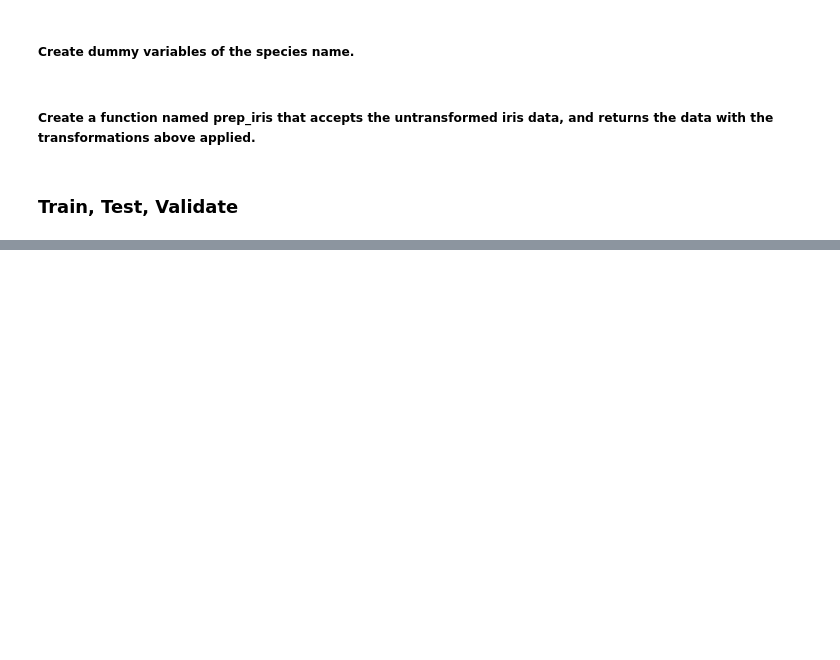
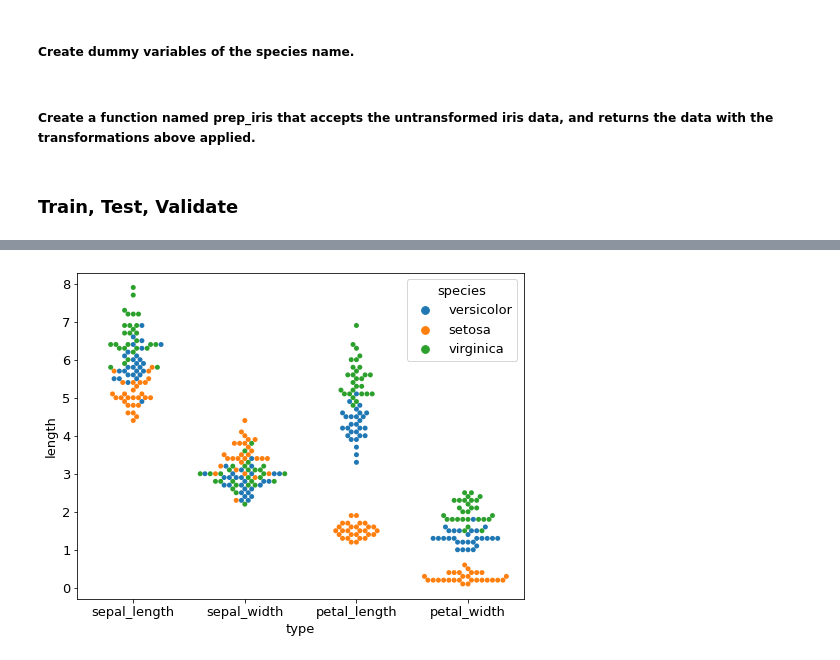
Before and after one commit to DBerchelmann/classification-exercises, a Jupyter notebook: classification_exercises.ipynb, the cells around one changed output, grey strips where cells are left out. Saved outputs shown, nothing was run; the diff lists cells and outputs as text; code cells hidden in the pictures; blank space fills up the shorter version.

```diff
--- a/classification_exercises.ipynb
+++ b/classification_exercises.ipynb
@@ -305,0 +346,2 @@ def prep_iris_data():
+# %%
+train, validate, test = prepare.prep_iris_data()
@@ -305,0 +363,2 @@ def prep_iris_data():
+# %%
+train.drop(columns = ['species_setosa', 'species_versicolor', 'species_virginica'], inplace = True)
@@ -305,0 +374,2 @@ def prep_iris_data():
+# %%
+train_melt = train.melt(id_vars=['species'], var_name='type', value_name = 'length')
@@ -305,0 +392,12 @@ def prep_iris_data():
+# %%
+plt.figure(figsize=(8,6))
+p = sns.swarmplot(
+    x="type",
+    y="length",
+    hue="species",
+    data=train_melt,
+)
+
+plt.show()
+# %% [output]
+[figure, added]
```
Also changed, not shown: parts of 25 cells of this notebook.
